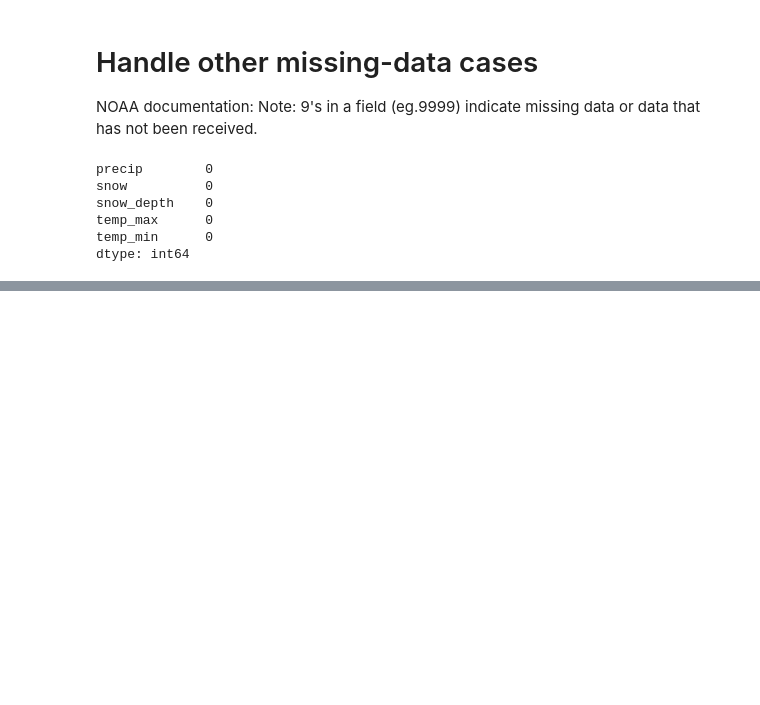
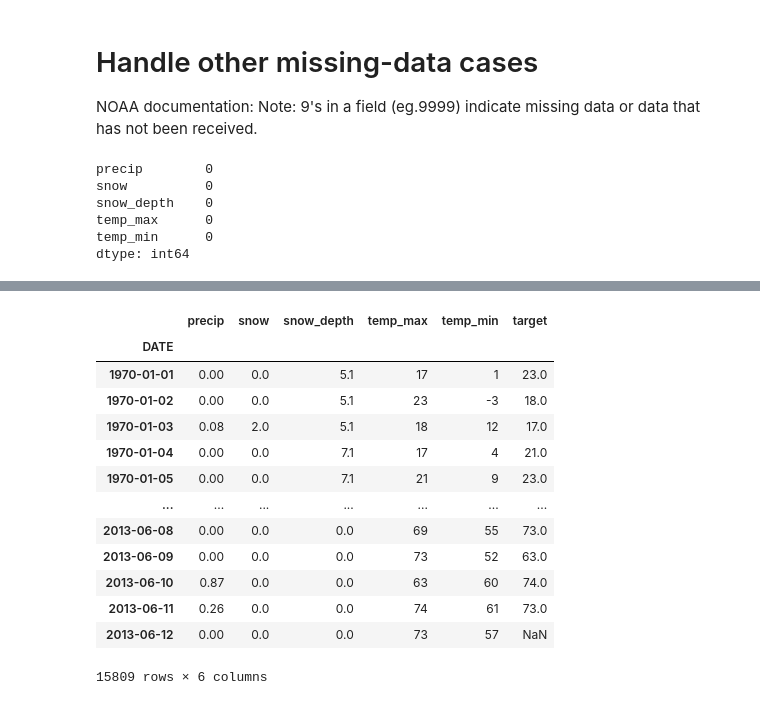
Before and after one commit to aaronwu001/Weather-Predictor, a Jupyter notebook: Weather Forecast.ipynb, the cells around one changed output, grey strips where cells are left out. Drawn from its saved outputs; the diff is of its cells as text; code cells hidden in the pictures; blank space fills up the shorter version.

```diff
--- a/Weather Forecast.ipynb
+++ b/Weather Forecast.ipynb
@@ -209,0 +250,17 @@ dtype: int64
+# %%
+core_weather
+# %% [output]
+|  | precip | snow | snow_depth | temp_max | temp_min | target |
+| DATE |  |  |  |  |  |  |
+| 1970-01-01 | 0.00 | 0.0 | 5.1 | 17 | 1 | 23.0 |
+| 1970-01-02 | 0.00 | 0.0 | 5.1 | 23 | -3 | 18.0 |
+| 1970-01-03 | 0.08 | 2.0 | 5.1 | 18 | 12 | 17.0 |
+| 1970-01-04 | 0.00 | 0.0 | 7.1 | 17 | 4 | 21.0 |
+| 1970-01-05 | 0.00 | 0.0 | 7.1 | 21 | 9 | 23.0 |
+| ... | ... | ... | ... | ... | ... | ... |
+| 2013-06-08 | 0.00 | 0.0 | 0.0 | 69 | 55 | 73.0 |
+| 2013-06-09 | 0.00 | 0.0 | 0.0 | 73 | 52 | 63.0 |
+| 2013-06-10 | 0.87 | 0.0 | 0.0 | 63 | 60 | 74.0 |
+| 2013-06-11 | 0.26 | 0.0 | 0.0 | 74 | 61 | 73.0 |
+| 2013-06-12 | 0.00 | 0.0 | 0.0 | 73 | 57 | NaN |
+15809 rows × 6 columns
```
Also changed, not shown: parts of 17 cells of this notebook.
